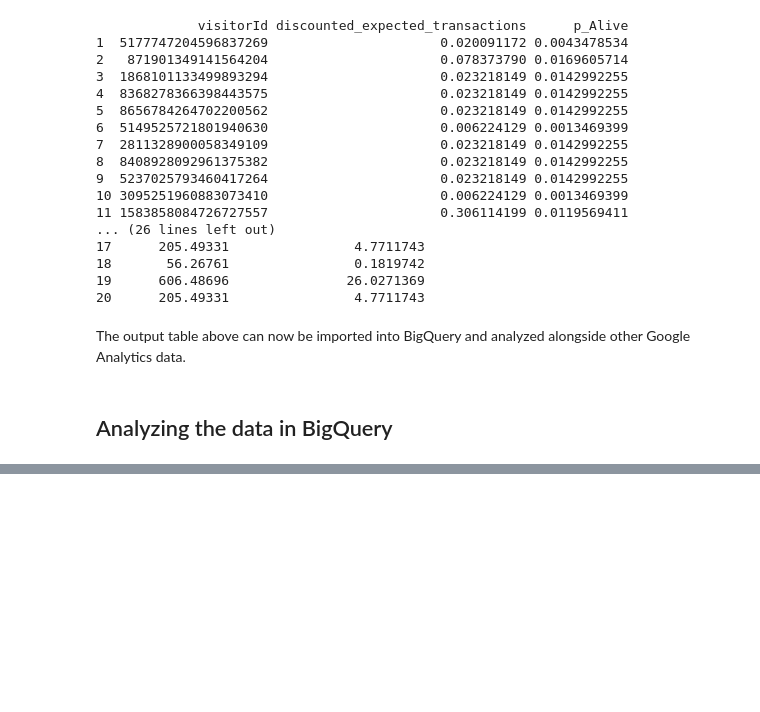
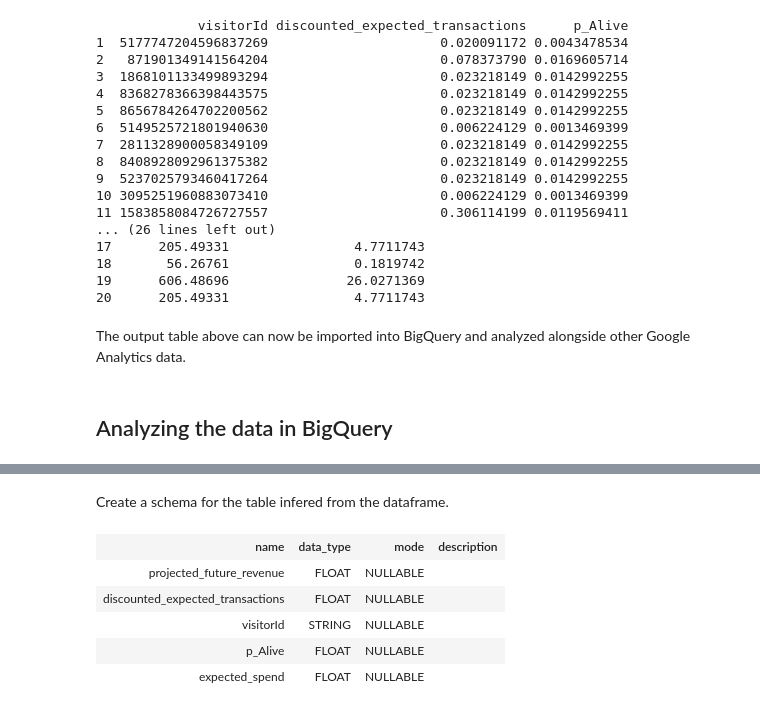
Before and after one commit to grano/clv-bq, a Jupyter notebook: clv-bq.ipynb, the cells around one changed output, grey strips where cells are left out. Saved outputs shown, nothing was run; the diff lists cells and outputs as text; code cells hidden in the pictures; blank space fills up the shorter version.

```diff
--- a/clv-bq.ipynb
+++ b/clv-bq.ipynb
@@ -482,0 +501,12 @@ The output table above can now be imported into BigQuery and analyzed alongside
+# %% [markdown]
+Create a schema for the table infered from the dataframe.
+# %%
+schema = bq.schema(output)
+schema
+# %% [output]
+| name | data_type | mode | description |
+| projected_future_revenue | FLOAT | NULLABLE |  |
+| discounted_expected_transactions | FLOAT | NULLABLE |  |
+| visitorId | STRING | NULLABLE |  |
+| p_Alive | FLOAT | NULLABLE |  |
+| expected_spend | FLOAT | NULLABLE |  |
```
Also changed, not shown: parts of 19 cells of this notebook.
